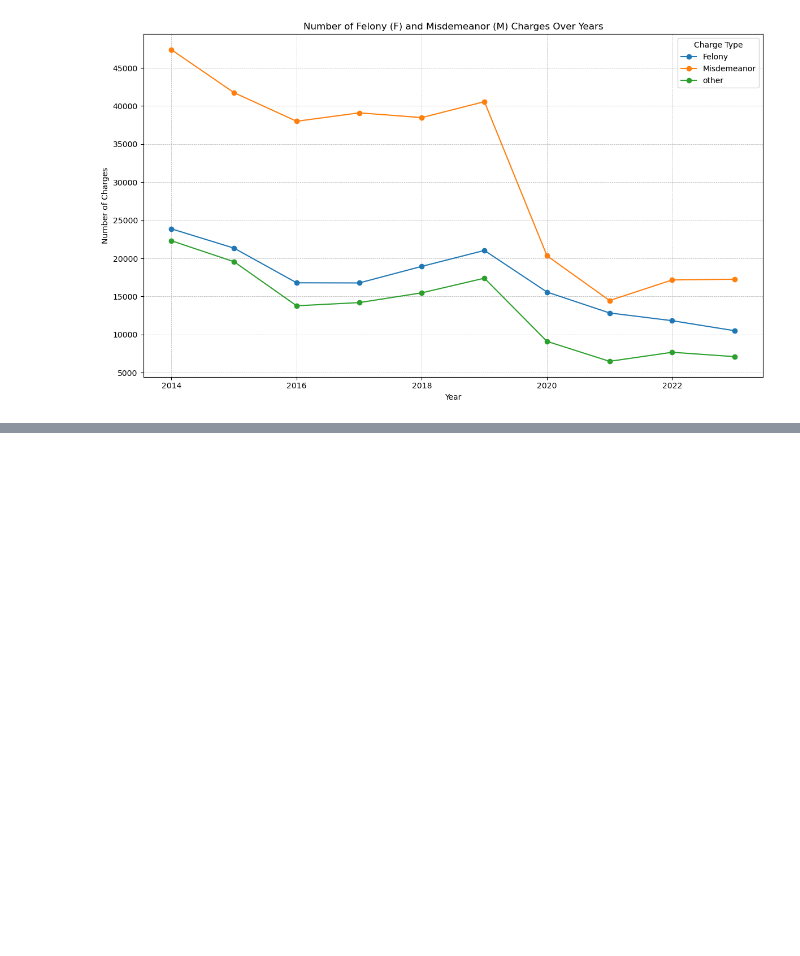
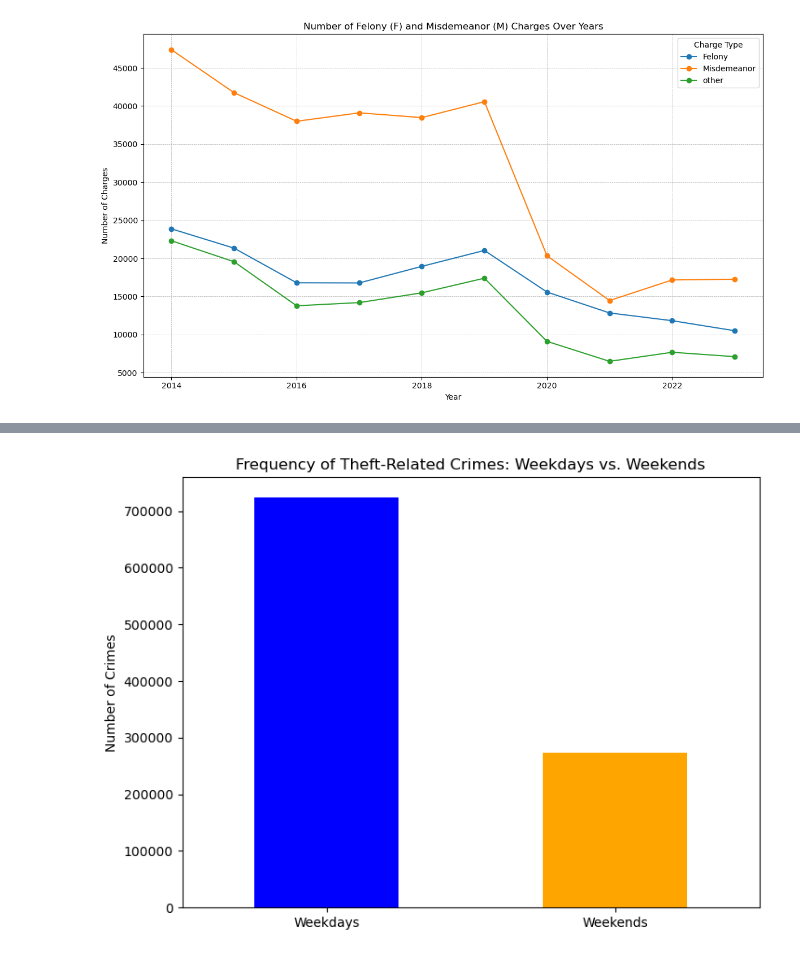
Before and after one commit to AayushG159/CS418-Crime-Root-Detectives, a Jupyter notebook: arrests_crimes.ipynb, the cells around one changed output, grey strips where cells are left out. Cells and saved outputs as stored; diff of their text form; code cells hidden in the pictures; blank space fills up the shorter version.

```diff
--- a/arrests_crimes.ipynb
+++ b/arrests_crimes.ipynb
@@ -192,0 +137,19 @@ plt.show()
+# %%
+crimes['datef1'] = pd.to_datetime(crimes['date'], format='%m/%d/%Y %I:%M:%S %p')
+
+crimes['day_of_week'] = crimes['datef1'].dt.dayofweek
+crimes['weekend/weekday'] = crimes['day_of_week'].isin([5, 6])
+
+theft_related_categories = ["THEFT", "ROBBERY", "BURGLARY", "MOTOR VEHICLE THEFT"]
+theft_related_crimes = crimes[crimes['primary_type'].isin(theft_related_categories)]
+
+theft_counts = theft_related_crimes['weekend/weekday'].value_counts().sort_index()
+
+plt.figure(figsize=(8, 6))
+theft_counts.plot(kind='bar', color=['blue', 'orange'])
+plt.title('Frequency of Theft-Related Crimes: Weekdays vs. Weekends')
+plt.xticks(ticks=[0, 1], labels=['Weekdays', 'Weekends'], rotation=0)
+plt.ylabel('Number of Crimes')
+plt.show()
+# %% [output]
+[figure, added]
```
Also changed, not shown: parts of 25 cells of this notebook.
